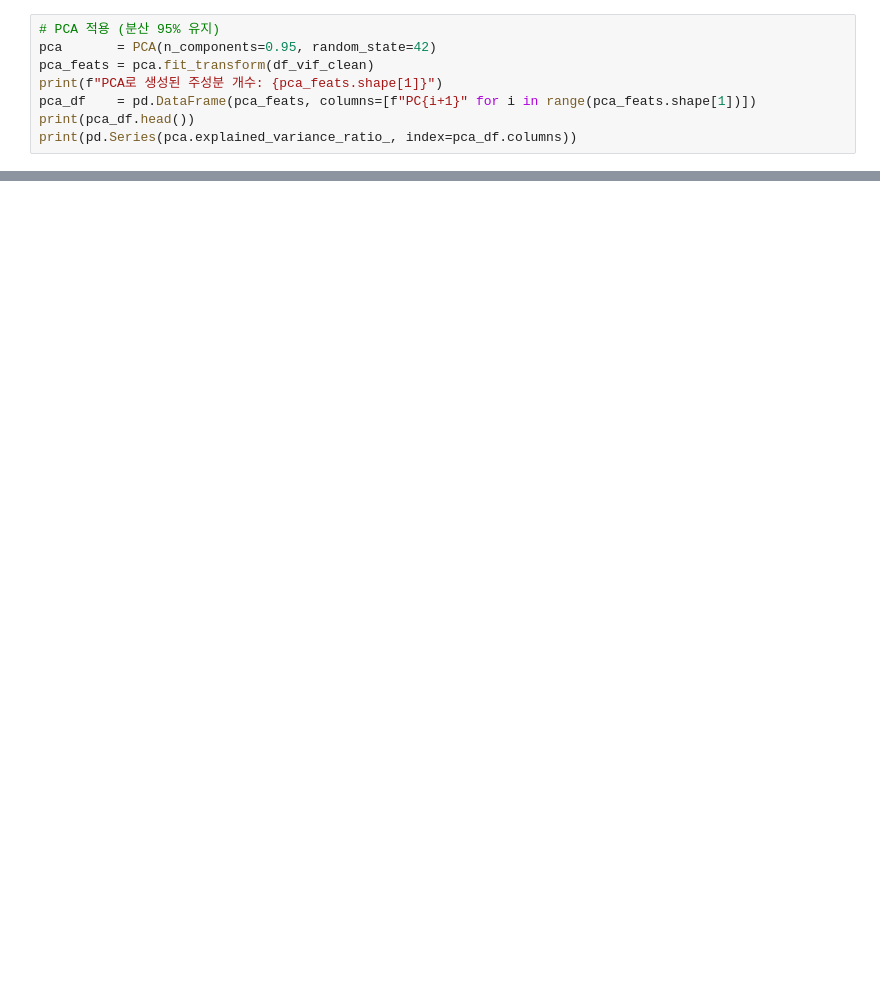
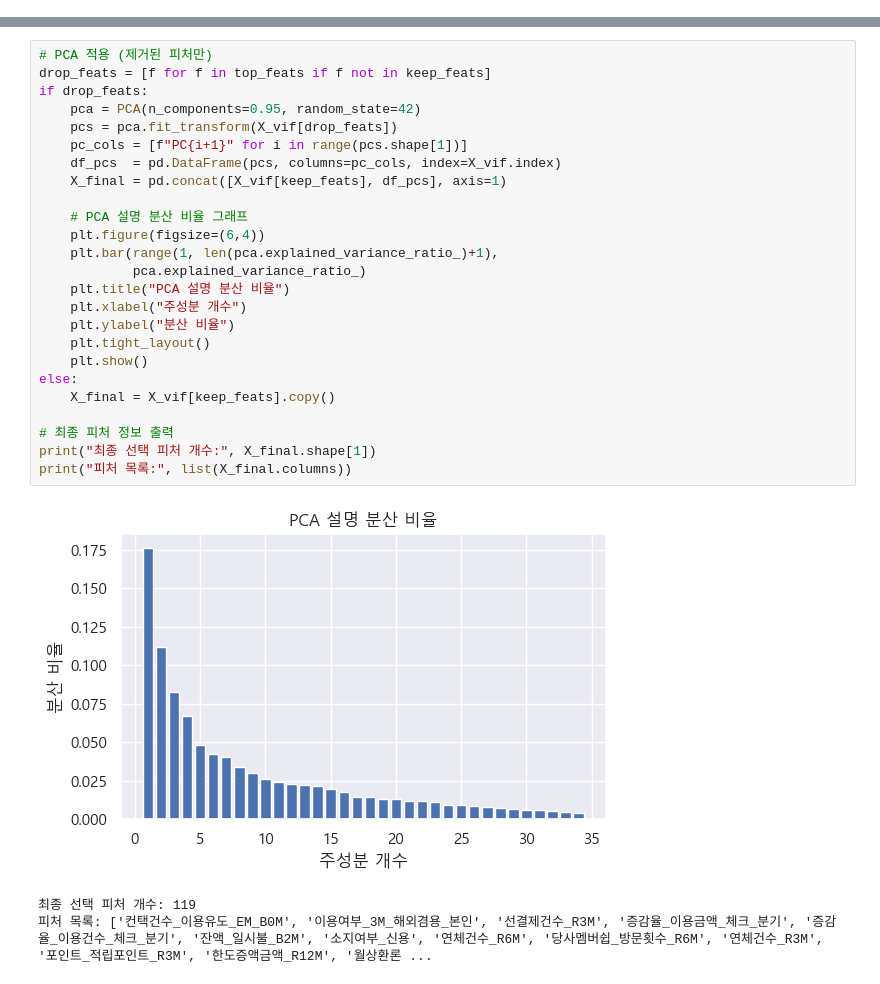
Before and after one commit to Rungky/FinalProject, a Jupyter notebook: src/조민지/모델링/XGBoost_누적상대중요도_구하기.ipynb, the cells around one changed output, grey strips where cells are left out. Drawn from its saved outputs; the diff is of its cells as text; blank space fills up the shorter version.

```diff
--- a/src/조민지/모델링/XGBoost_누적상대중요도_구하기.ipynb
+++ b/src/조민지/모델링/XGBoost_누적상대중요도_구하기.ipynb
@@ -200,8 +143,0 @@ VIF 필터링 후 남은 피처 개수: 117개
-# %%
-# PCA 적용 (분산 95% 유지)
-pca       = PCA(n_components=0.95, random_state=42)
-pca_feats = pca.fit_transform(df_vif_clean)
-print(f"PCA로 생성된 주성분 개수: {pca_feats.shape[1]}")
-pca_df    = pd.DataFrame(pca_feats, columns=[f"PC{i+1}" for i in range(pca_feats.shape[1])])
-print(pca_df.head())
-print(pd.Series(pca.explained_variance_ratio_, index=pca_df.columns))
@@ -290,0 +167,29 @@ pca_df.to_csv("pca_features_with_segment.csv", index=False)
+# %%
+# PCA 적용 (제거된 피처만)
+drop_feats = [f for f in top_feats if f not in keep_feats]
+if drop_feats:
+    pca = PCA(n_components=0.95, random_state=42)
+    pcs = pca.fit_transform(X_vif[drop_feats])
+    pc_cols = [f"PC{i+1}" for i in range(pcs.shape[1])]
+    df_pcs  = pd.DataFrame(pcs, columns=pc_cols, index=X_vif.index)
+    X_final = pd.concat([X_vif[keep_feats], df_pcs], axis=1)
+
+    # PCA 설명 분산 비율 그래프
+    plt.figure(figsize=(6,4))
+    plt.bar(range(1, len(pca.explained_variance_ratio_)+1),
+            pca.explained_variance_ratio_)
+    plt.title("PCA 설명 분산 비율")
+    plt.xlabel("주성분 개수")
+    plt.ylabel("분산 비율")
+    plt.tight_layout()
+    plt.show()
+else:
+    X_final = X_vif[keep_feats].copy()
+
+# 최종 피처 정보 출력
+print("최종 선택 피처 개수:", X_final.shape[1])
+print("피처 목록:", list(X_final.columns))
+# %% [output]
+[figure, added]
+최종 선택 피처 개수: 119
+피처 목록: ['컨택건수_이용유도_EM_B0M', '이용여부_3M_해외겸용_본인', '선결제건수_R3M', '증감율_이용금액_체크_분기', '증감율_이용건수_체크_분기', '잔액_일시불_B2M', '소지여부_신용', '연체건수_R6M', '당사멤버쉽_방문횟수_R6M', '연체건수_R3M', '포인트_적립포인트_R3M', '한도증액금액_R12M', '월상환론 ...
```
Also changed, not shown: parts of 13 cells of this notebook.
